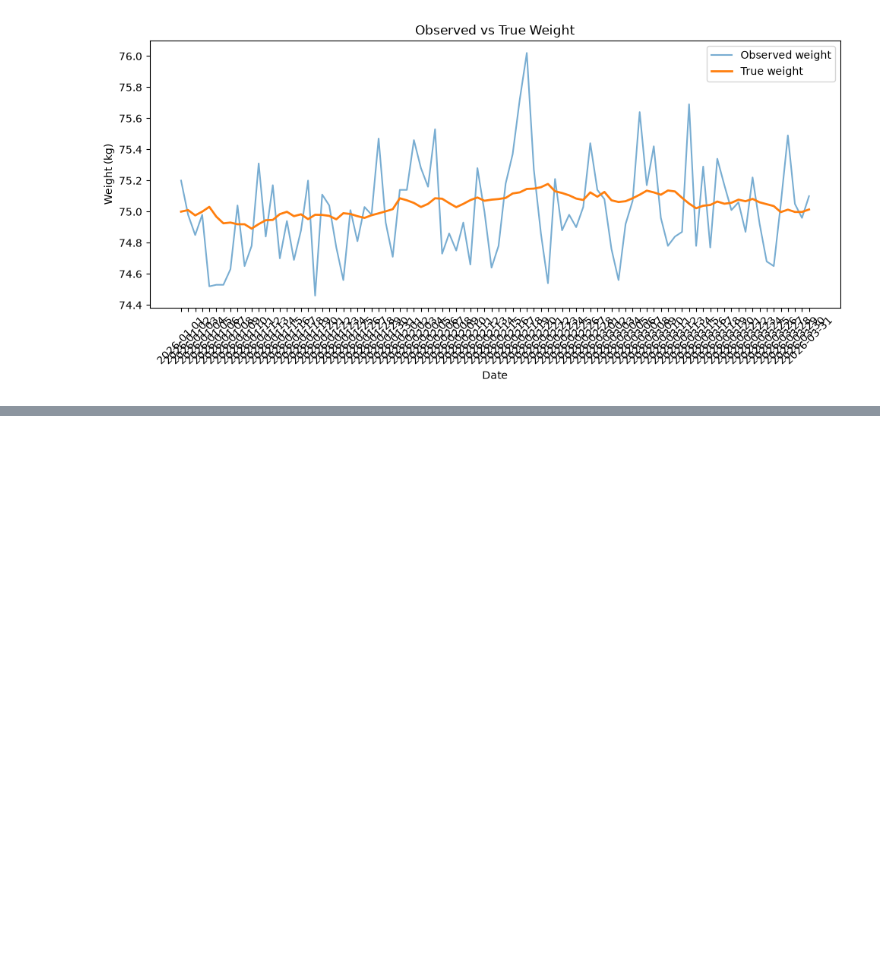
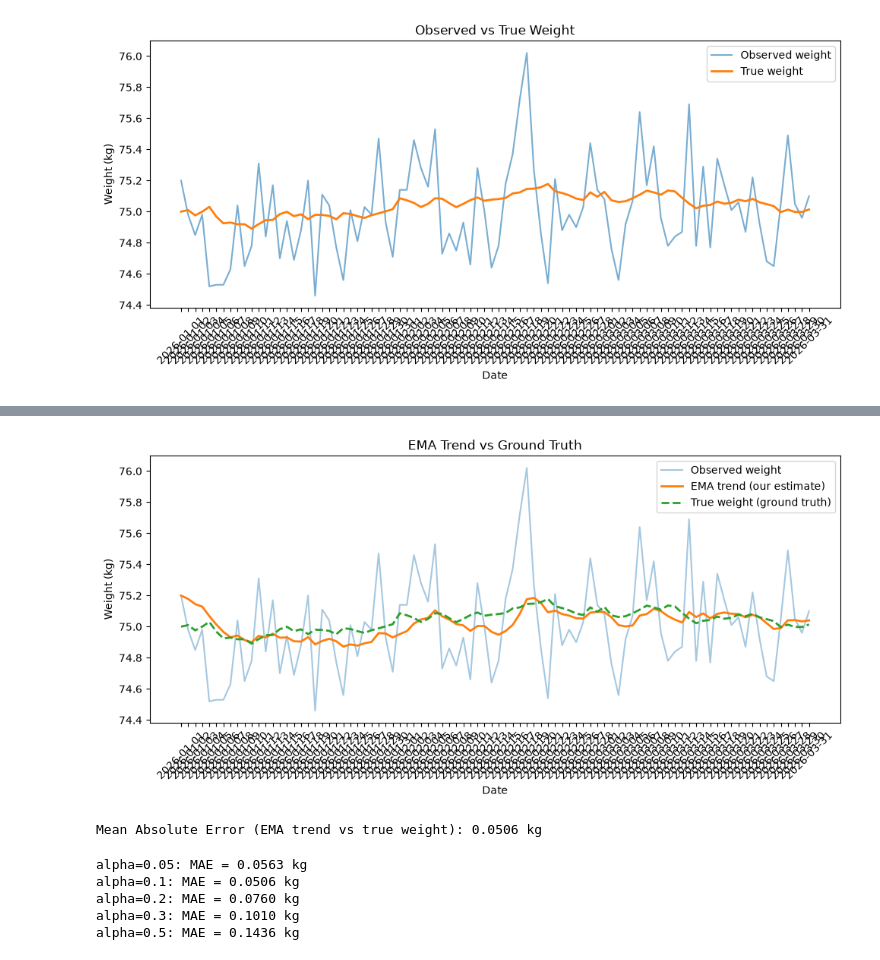
Before and after one commit to Garv-com/physiq, a Jupyter notebook: notebooks/01_explore_synthetic_data.ipynb, the cells around one changed output, grey strips where cells are left out. Drawn from its saved outputs; the diff is of its cells as text; code cells hidden in the pictures; blank space fills up the shorter version.

Commit message:
Tune EMA alpha via MAE grid search against synthetic ground truth

```diff
--- a/notebooks/01_explore_synthetic_data.ipynb
+++ b/notebooks/01_explore_synthetic_data.ipynb
@@ -28,3 +27,10 @@ plt.tight_layout()
 plt.show()
 # %% [output]
 [figure]
+# %%
+import sys
+sys.path.append("..")
+from src.smoothing import compute_ema_trend
+
+df_smoothed = compute_ema_trend(df, alpha=0.1)
+df_smoothed.head()
@@ -30,0 +44,30 @@ plt.show()
+# %%
+plt.figure(figsize=(10, 5))
+plt.plot(df_smoothed["date"], df_smoothed["weight"], label="Observed weight", alpha=0.4)
+plt.plot(df_smoothed["date"], df_smoothed["trend_weight"], label="EMA trend (our estimate)", linewidth=2)
+plt.plot(df_smoothed["date"], df_smoothed["true_weight"], label="True weight (ground truth)", linewidth=2, linestyle="--")
+plt.xlabel("Date")
+plt.ylabel("Weight (kg)")
+plt.title("EMA Trend vs Ground Truth")
+plt.legend()
+plt.xticks(rotation=45)
+plt.tight_layout()
+plt.show()
+# %% [output]
+[figure, added]
+# %%
+mae = (df_smoothed["trend_weight"] - df_smoothed["true_weight"]).abs().mean()
+print(f"Mean Absolute Error (EMA trend vs true weight): {mae:.4f} kg")
+# %% [output]
+Mean Absolute Error (EMA trend vs true weight): 0.0506 kg
+# %%
+for a in [0.05, 0.1, 0.2, 0.3, 0.5]:
+    test = compute_ema_trend(df, alpha=a)
+    mae = (test["trend_weight"] - test["true_weight"]).abs().mean()
+    print(f"alpha={a}: MAE = {mae:.4f} kg")
+# %% [output]
+alpha=0.05: MAE = 0.0563 kg
+alpha=0.1: MAE = 0.0506 kg
+alpha=0.2: MAE = 0.0760 kg
+alpha=0.3: MAE = 0.1010 kg
+alpha=0.5: MAE = 0.1436 kg
```
Also changed, not shown: parts of 3 cells of this notebook, 1 other file.
